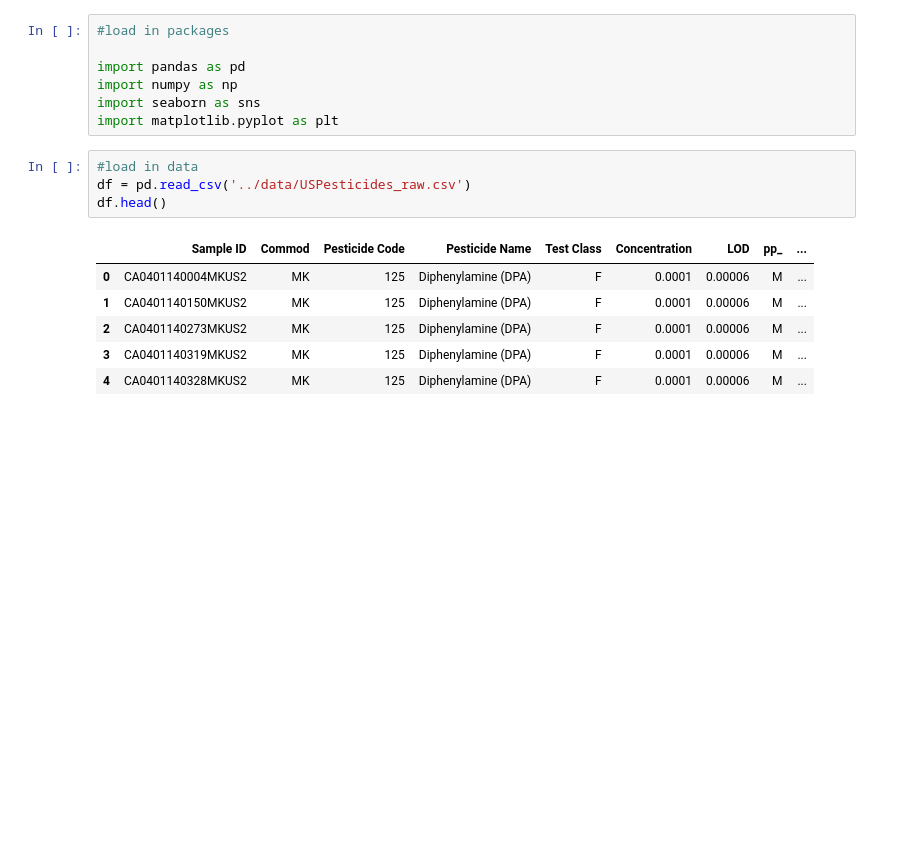
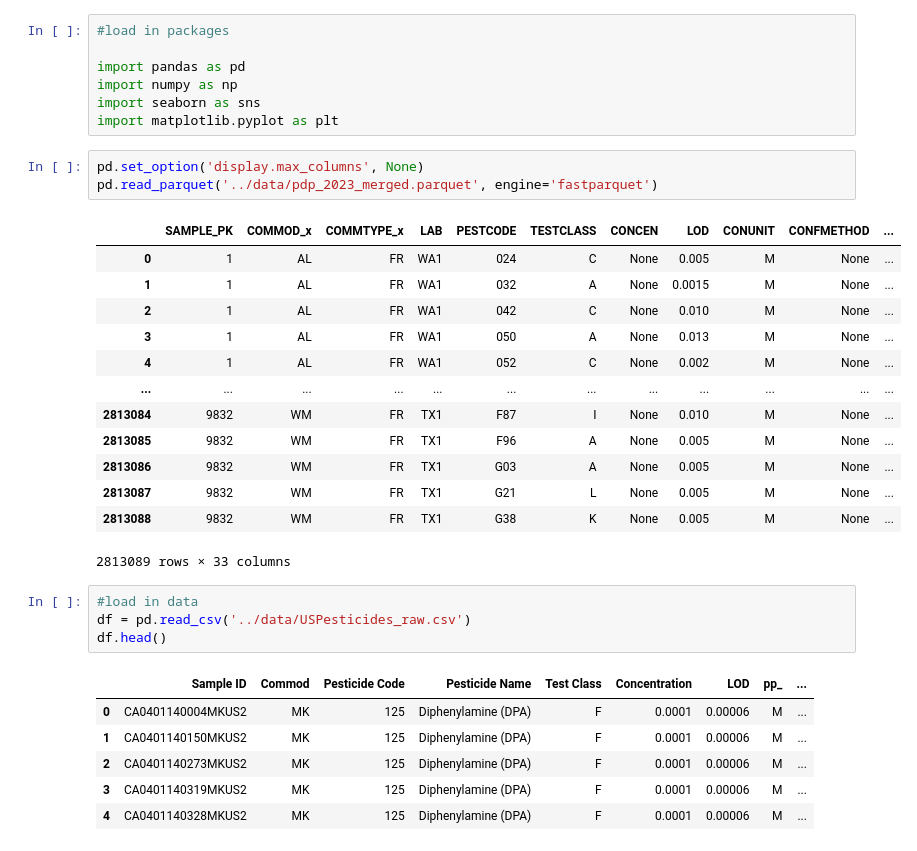
Before and after one commit to raghavdhir03/pesticides-health-risks, a Jupyter notebook: notebooks/us_eda.ipynb, the cells around one changed output. Cells and saved outputs as stored; diff of their text form; blank space fills up the shorter version.

Commit message:
parquets

```diff
--- a/notebooks/us_eda.ipynb
+++ b/notebooks/us_eda.ipynb
@@ -5,6 +5,23 @@ import pandas as pd
 import numpy as np
 import seaborn as sns
 import matplotlib.pyplot as plt
+# %%
+pd.set_option('display.max_columns', None)
+pd.read_parquet('../data/pdp_2023_merged.parquet', engine='fastparquet')
+# %% [output]
+|  | SAMPLE_PK | COMMOD_x | COMMTYPE_x | LAB | PESTCODE | TESTCLASS | CONCEN | LOD | CONUNIT | CONFMETHOD | ... |
+| 0 | 1 | AL | FR | WA1 | 024 | C | None | 0.005 | M | None | ... |
+| 1 | 1 | AL | FR | WA1 | 032 | A | None | 0.0015 | M | None | ... |
+| 2 | 1 | AL | FR | WA1 | 042 | C | None | 0.010 | M | None | ... |
+| 3 | 1 | AL | FR | WA1 | 050 | A | None | 0.013 | M | None | ... |
+| 4 | 1 | AL | FR | WA1 | 052 | C | None | 0.002 | M | None | ... |
+| ... | ... | ... | ... | ... | ... | ... | ... | ... | ... | ... | ... |
+| 2813084 | 9832 | WM | FR | TX1 | F87 | I | None | 0.010 | M | None | ... |
+| 2813085 | 9832 | WM | FR | TX1 | F96 | A | None | 0.005 | M | None | ... |
+| 2813086 | 9832 | WM | FR | TX1 | G03 | A | None | 0.005 | M | None | ... |
+| 2813087 | 9832 | WM | FR | TX1 | G21 | L | None | 0.005 | M | None | ... |
+| 2813088 | 9832 | WM | FR | TX1 | G38 | K | None | 0.005 | M | None | ... |
+2813089 rows × 33 columns
 # %%
 #load in data
 df = pd.read_csv('../data/USPesticides_raw.csv')
```
Also changed, not shown: 34 other files.
